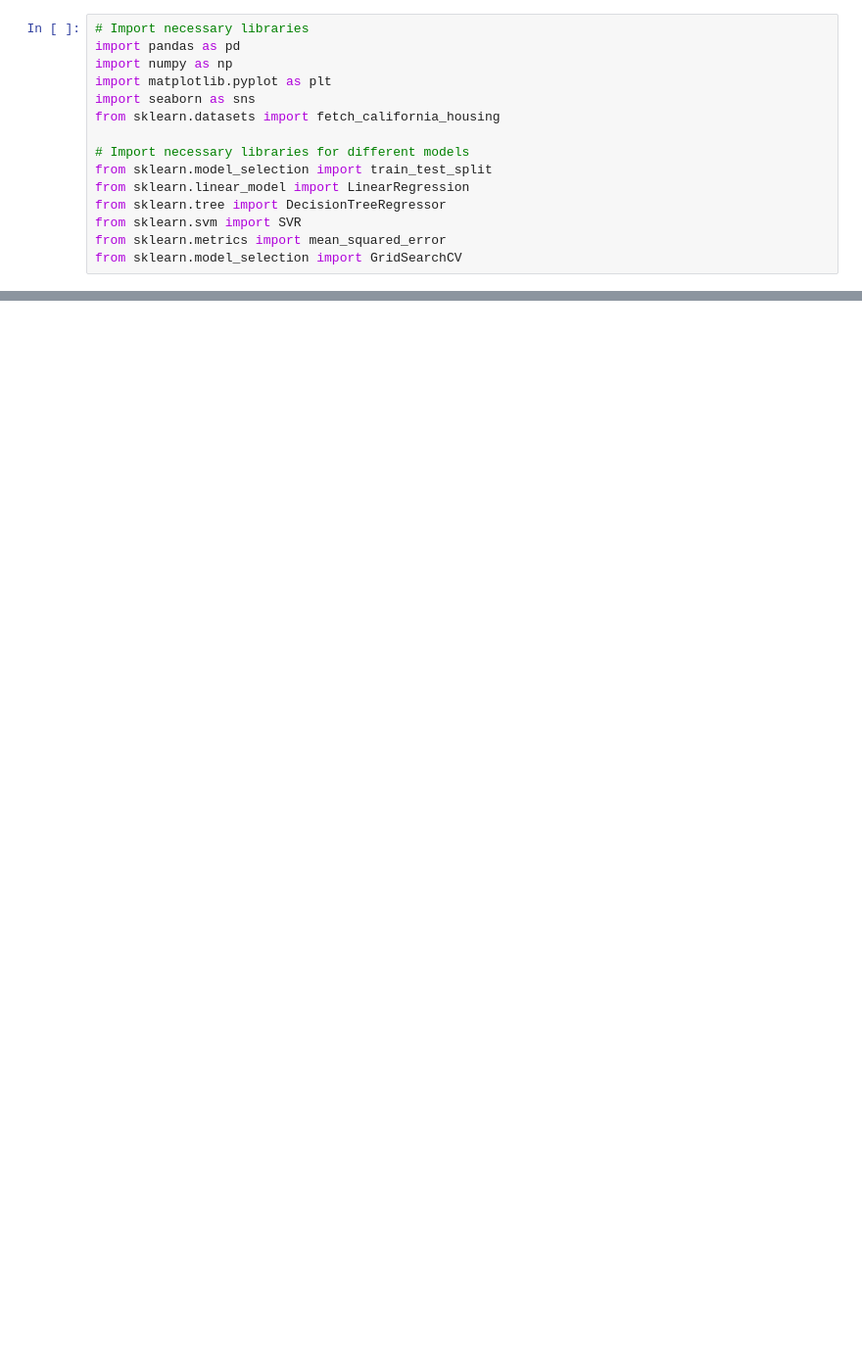
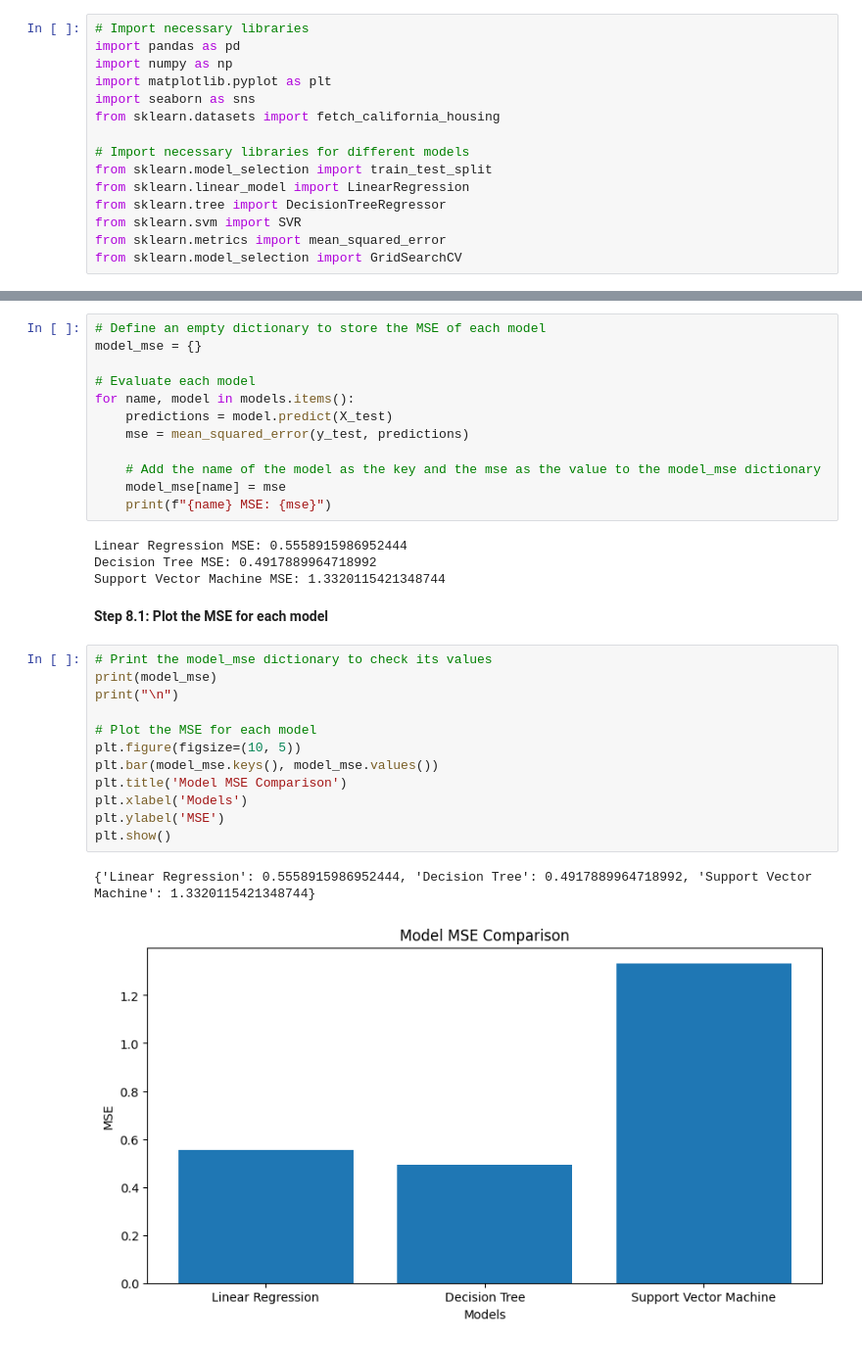
Before and after one commit to asmmahfuz/Predicting-house-prices-in-California, a Jupyter notebook: Predicting house prices in California.ipynb, the cells around one changed output, grey strips where cells are left out. Shown at 98% size. Drawn from its saved outputs; the diff is of its cells as text; blank space fills up the shorter version.

```diff
--- a/Predicting house prices in California.ipynb
+++ b/Predicting house prices in California.ipynb
@@ -204,0 +153,33 @@ These predictions are based on the features of each location. For example, locat
+# %%
+# Define an empty dictionary to store the MSE of each model
+model_mse = {}
+
+# Evaluate each model
+for name, model in models.items():
+    predictions = model.predict(X_test)
+    mse = mean_squared_error(y_test, predictions)
+
+    # Add the name of the model as the key and the mse as the value to the model_mse dictionary
+    model_mse[name] = mse
+    print(f"{name} MSE: {mse}")
+# %% [output]
+Linear Regression MSE: 0.5558915986952444
+Decision Tree MSE: 0.4917889964718992
+Support Vector Machine MSE: 1.3320115421348744
+# %% [markdown]
+**Step 8.1: Plot the MSE for each model**
+# %%
+# Print the model_mse dictionary to check its values
+print(model_mse)
+print("\n")
+
+# Plot the MSE for each model
+plt.figure(figsize=(10, 5))
+plt.bar(model_mse.keys(), model_mse.values())
+plt.title('Model MSE Comparison')
+plt.xlabel('Models')
+plt.ylabel('MSE')
+plt.show()
+# %% [output]
+{'Linear Regression': 0.5558915986952444, 'Decision Tree': 0.4917889964718992, 'Support Vector Machine': 1.3320115421348744}
+[figure, added]
```
Also changed, not shown: parts of 46 cells of this notebook.
